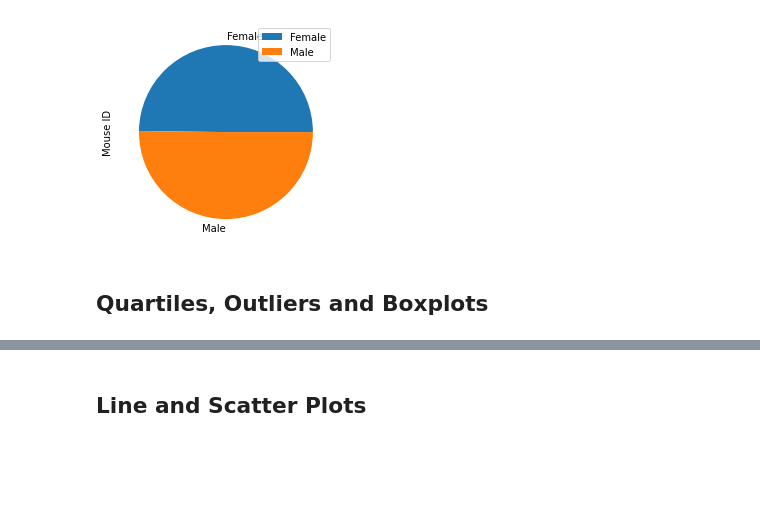
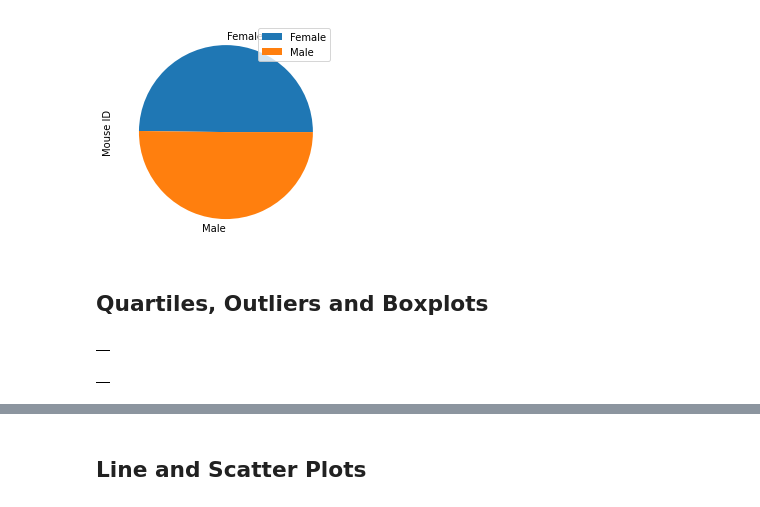
Before and after one commit to zachherington/matplotlib-challenge, a Jupyter notebook: Homework/Pymaceuticals/pymaceuticals_hw_submission.ipynb, the cells around one changed output, grey strips where cells are left out. Drawn from its saved outputs; the diff is of its cells as text; code cells hidden in the pictures; blank space fills up the shorter version.

```diff
--- a/Homework/Pymaceuticals/pymaceuticals_hw_submission.ipynb
+++ b/Homework/Pymaceuticals/pymaceuticals_hw_submission.ipynb
@@ -145,0 +141,48 @@ plt.legend()
+# %%
+# Setting df for Capomulin
+cap_finaltv_df = cleaned_df.loc[(cleaned_df['Drug Regimen'] == 'Capomulin') & (cleaned_df['Timepoint'] == 45)]
+cap_volumes = cap_finaltv_df['Tumor Volume (mm3)']
+
+# Capomulin: Quartiles, IQR, and Outlier Bourdaries
+cap_quart = cap_volumes.quantile([.25,.5,.75])
+cap_lquart = cap_quart[0.25]
+cap_uquart = cap_quart[0.75]
+cap_iqr = cap_uquart - cap_lquart
+cap_lbound = cap_lquart - (1.5*cap_iqr)
+cap_ubound = cap_uquart + (1.5*cap_iqr)
+
+# List of potential outliers
+cap_outliers = pd.DataFrame([])
+
+for vol in cap_volumes:
+    if vol > cap_ubound:
+        cap_outliers = cap_outliers.append(pd.DataFrame({'Outliers': vol}))
+    if  vol < cap_lbound:
+        cap_outliers = cap_outliers.append(pd.DataFrame({'Outliers': vol}))
+cap_outliers
+# %% [output]
+|  |
+# %%
+# Setting df for Ramicane
+ram_final_vol = cleaned_df.loc[(cleaned_df['Drug Regimen'] == 'Ramicane') & (cleaned_df['Timepoint'] == 45)]
+ram_volumes = ram_final_vol['Tumor Volume (mm3)']
+
+# Ramicane: Quartiles, IQR, and Outlier Bourdaries
+ram_quart = ram_volumes.quantile([.25,.5,.75])
+ram_lquart = ram_quart[0.25]
+ram_uquart = ram_quart[0.75]
+ram_iqr = ram_uquart - ram_lquart
+ram_lbound = ram_lquart - (1.5*ram_iqr)
+ram_ubound = ram_uquart + (1.5*ram_iqr)
+
+# List of potential outliers
+ram_outliers = pd.DataFrame([])
+
+for vol in ram_volumes:
+    if vol > ram_ubound:
+        ram_outliers = ram_outliers.append(pd.DataFrame({'Outliers': vol}))
+    if  vol < ram_lbound:
+        ram_outliers = ram_outliers.append(pd.DataFrame({'Outliers': vol}))
+ram_outliers
+# %% [output]
+|  |
```
Also changed, not shown: parts of 6 cells of this notebook.
